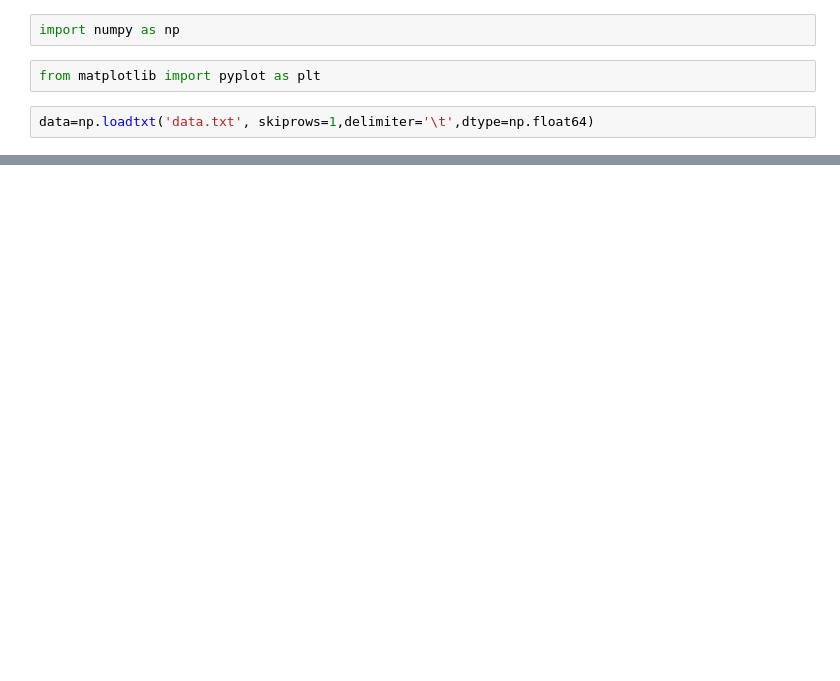
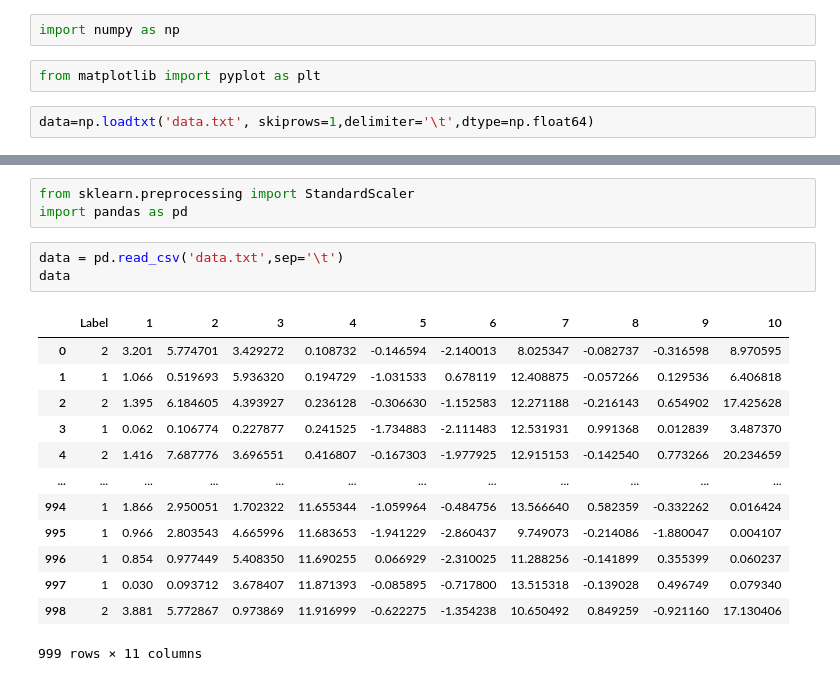
Before and after one commit to IITGuwahati-AI/Learning-Content, a Jupyter notebook: kshitijarora_190101046/CODEandSTUFF/kshitij_190101046.ipynb, the cells around one changed output, grey strips where cells are left out. Cells and saved outputs as stored; diff of their text form; blank space fills up the shorter version.

```diff
--- a/kshitijarora_190101046/CODEandSTUFF/kshitij_190101046.ipynb
+++ b/kshitijarora_190101046/CODEandSTUFF/kshitij_190101046.ipynb
@@ -50 +50,21 @@ for i in range(1,10):
 ... (78 outputs left out)
+# %%
+from sklearn.preprocessing import StandardScaler
+import pandas as pd
+# %%
+data = pd.read_csv('data.txt',sep='\t')
+data
+# %% [output]
+|  | Label | 1 | 2 | 3 | 4 | 5 | 6 | 7 | 8 | 9 | 10 |
+| 0 | 2 | 3.201 | 5.774701 | 3.429272 | 0.108732 | -0.146594 | -2.140013 | 8.025347 | -0.082737 | -0.316598 | 8.970595 |
+| 1 | 1 | 1.066 | 0.519693 | 5.936320 | 0.194729 | -1.031533 | 0.678119 | 12.408875 | -0.057266 | 0.129536 | 6.406818 |
+| 2 | 2 | 1.395 | 6.184605 | 4.393927 | 0.236128 | -0.306630 | -1.152583 | 12.271188 | -0.216143 | 0.654902 | 17.425628 |
+| 3 | 1 | 0.062 | 0.106774 | 0.227877 | 0.241525 | -1.734883 | -2.111483 | 12.531931 | 0.991368 | 0.012839 | 3.487370 |
+| 4 | 2 | 1.416 | 7.687776 | 3.696551 | 0.416807 | -0.167303 | -1.977925 | 12.915153 | -0.142540 | 0.773266 | 20.234659 |
+| ... | ... | ... | ... | ... | ... | ... | ... | ... | ... | ... | ... |
+| 994 | 1 | 1.866 | 2.950051 | 1.702322 | 11.655344 | -1.059964 | -0.484756 | 13.566640 | 0.582359 | -0.332262 | 0.016424 |
+| 995 | 1 | 0.966 | 2.803543 | 4.665996 | 11.683653 | -1.941229 | -2.860437 | 9.749073 | -0.214086 | -1.880047 | 0.004107 |
+| 996 | 1 | 0.854 | 0.977449 | 5.408350 | 11.690255 | 0.066929 | -2.310025 | 11.288256 | -0.141899 | 0.355399 | 0.060237 |
+| 997 | 1 | 0.030 | 0.093712 | 3.678407 | 11.871393 | -0.085895 | -0.717800 | 13.515318 | -0.139028 | 0.496749 | 0.079340 |
+| 998 | 2 | 3.881 | 5.772867 | 0.973869 | 11.916999 | -0.622275 | -1.354238 | 10.650492 | 0.849259 | -0.921160 | 17.130406 |
+999 rows × 11 columns
```
Also changed, not shown: parts of 5 cells of this notebook.
